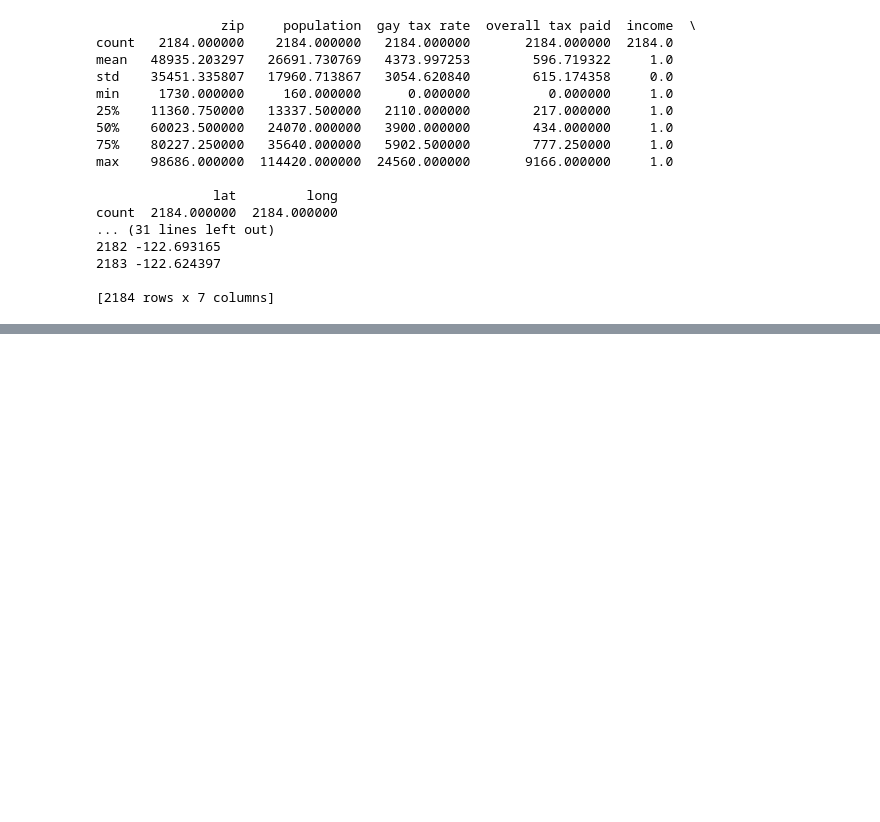
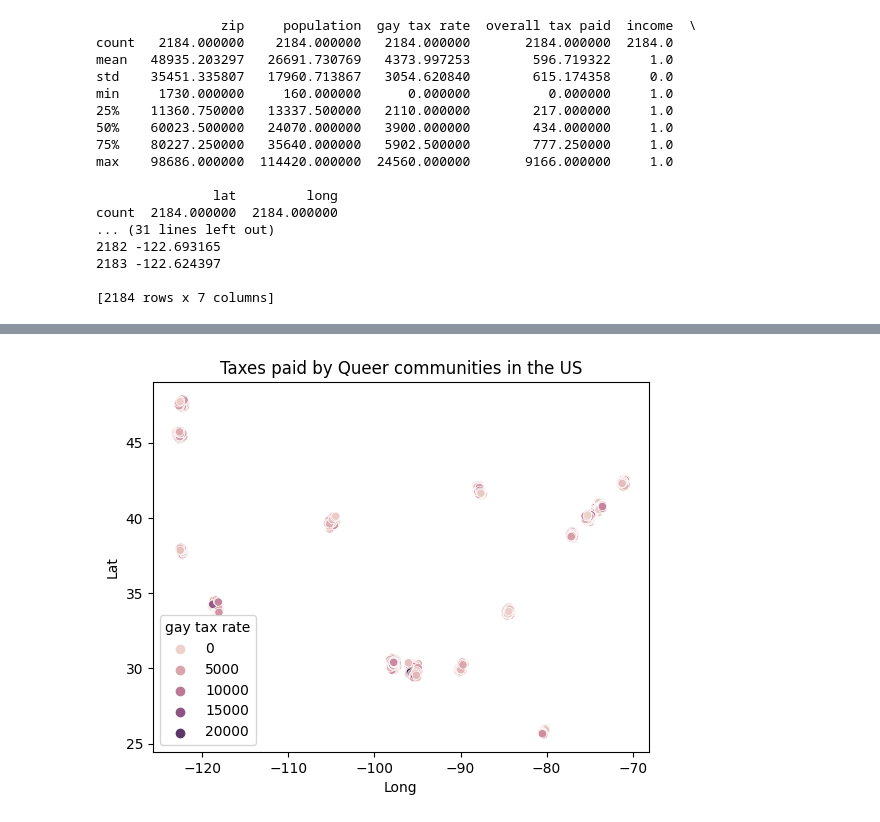
Before and after one commit to ubco-W2022T2-data301/project-group-group-44, a Jupyter notebook: analysis/analysis2.ipynb, the cells around one changed output, grey strips where cells are left out. Cells and saved outputs as stored; diff of their text form; code cells hidden in the pictures; blank space fills up the shorter version.

```diff
--- a/analysis/analysis2.ipynb
+++ b/analysis/analysis2.ipynb
@@ -203,0 +211,16 @@ count  2184.000000  2184.000000
+# %%
+
+gaydfgaytaxplot = gaydf.copy()
+
+# gaydf.head()
+
+del gaydfgaytaxplot['zip']
+del gaydfgaytaxplot['population']
+del gaydfgaytaxplot['overall tax paid']
+del gaydfgaytaxplot['income']
+# del gaydfgaytaxplot['gay tax rate']
+
+plot2 = sns.scatterplot(data=gaydfgaytaxplot, x="long", y="lat", hue='gay tax rate')
+_ = plot2.set(xlabel="Long", ylabel="Lat", title="Taxes paid by Queer communities in the US")
+# %% [output]
+[figure, added]
```
Also changed, not shown: parts of 7 cells of this notebook.
